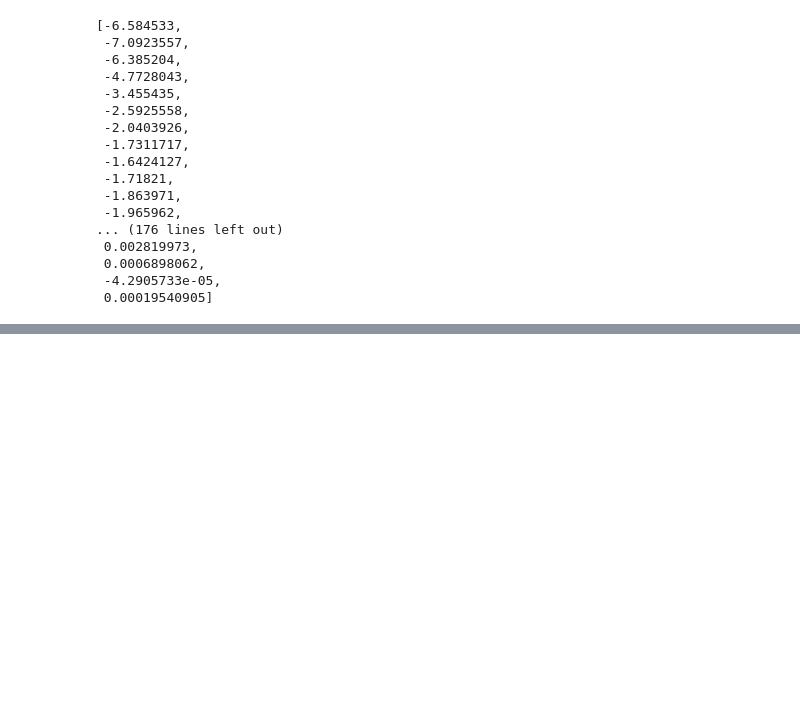
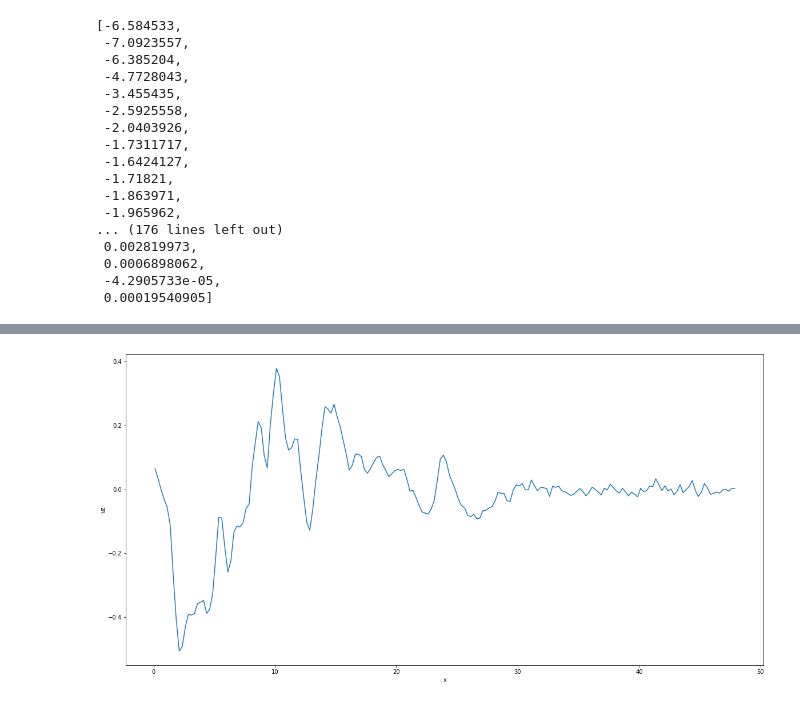
Before and after one commit to collinrbr/FPCAnalysis, a Jupyter notebook: DHyrbidRDevPipeline.ipynb, the cells around one changed output, grey strips where cells are left out. Saved outputs shown, nothing was run; the diff lists cells and outputs as text; code cells hidden in the pictures; blank space fills up the shorter version.

```diff
--- a/DHyrbidRDevPipeline.ipynb
+++ b/DHyrbidRDevPipeline.ipynb
@@ -1907,0 +2022,4 @@ imageio.mimsave('CEywithExB.gif', images)
+# %%
+plot_flow(dflow,'uz')
+# %% [output]
+[figure, added]
```
Also changed, not shown: parts of 31 cells of this notebook, 7 other files.
